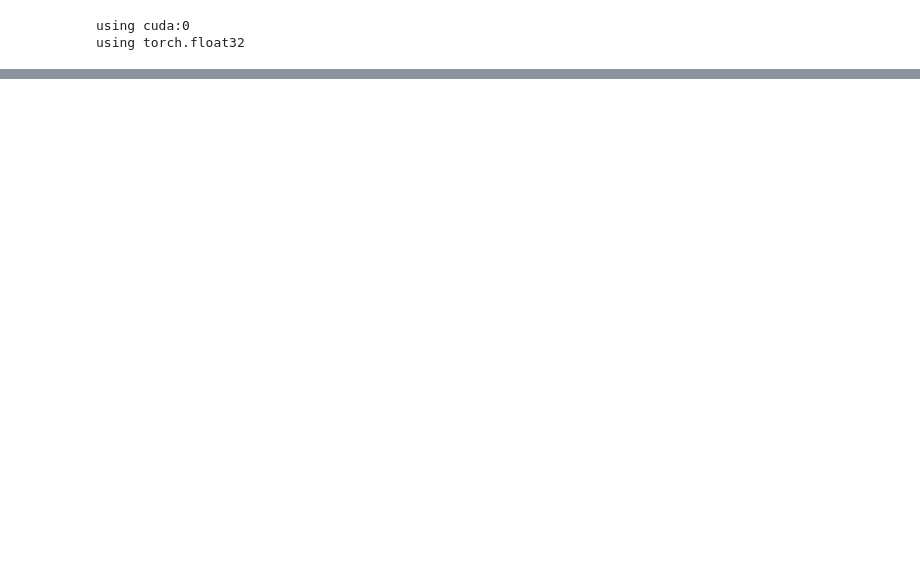
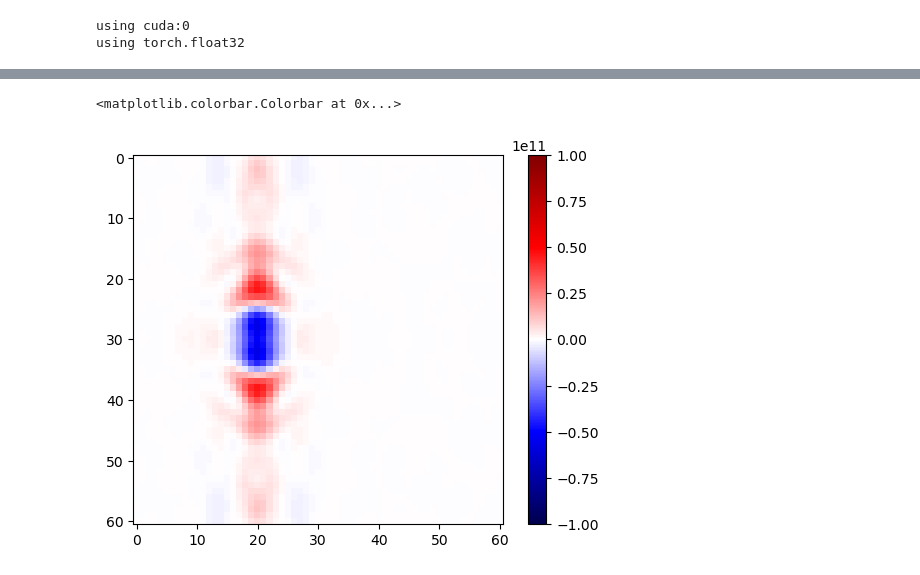
Before and after one commit to swampni/multislice, a Jupyter notebook: larbedSim.ipynb, the cells around one changed output, grey strips where cells are left out. Cells and saved outputs as stored; diff of their text form; code cells hidden in the pictures; blank space fills up the shorter version.

```diff
--- a/larbedSim.ipynb
+++ b/larbedSim.ipynb
@@ -35,0 +112,6 @@ for i, ax in enumerate(axes):
+# %%
+plt.imshow(sim[12] - np.fliplr(sim[36]), cmap='seismic', vmax=1e11, vmin=-1e11)
+plt.colorbar()
+# %% [output]
+<matplotlib.colorbar.Colorbar at 0x...>
+[figure, added]
```
Also changed, not shown: parts of 18 cells of this notebook, 6 other files.
